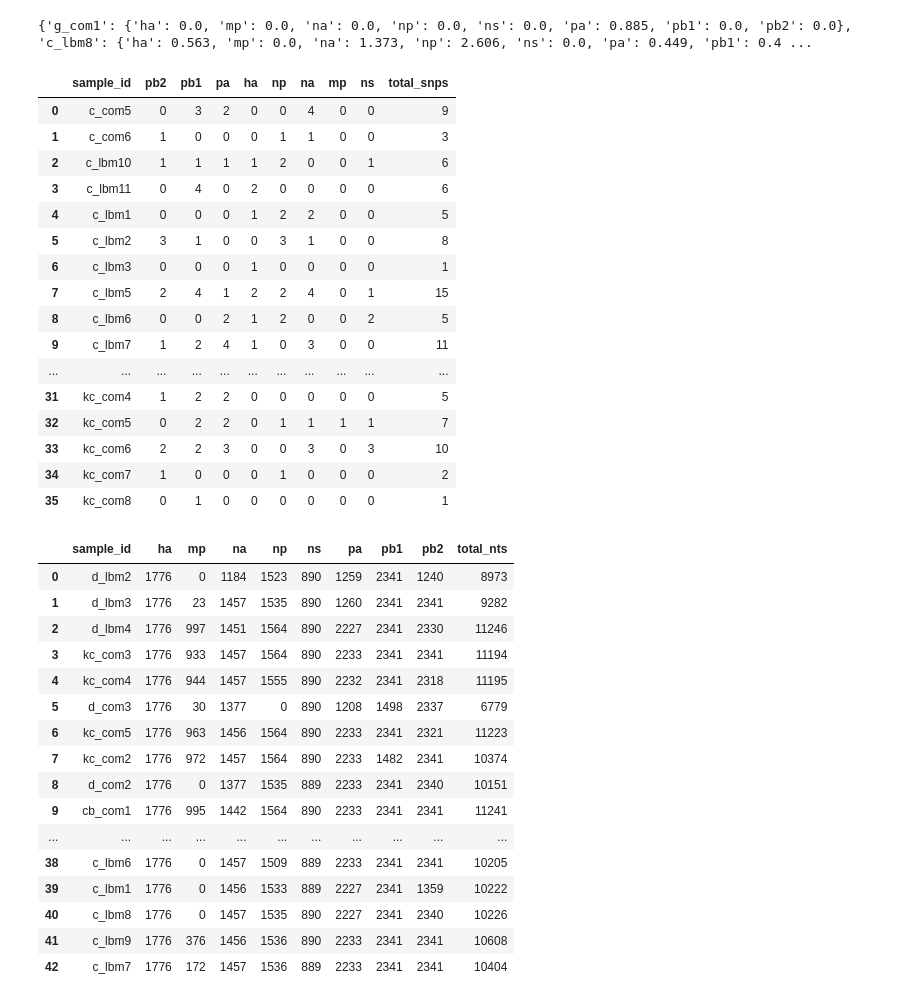
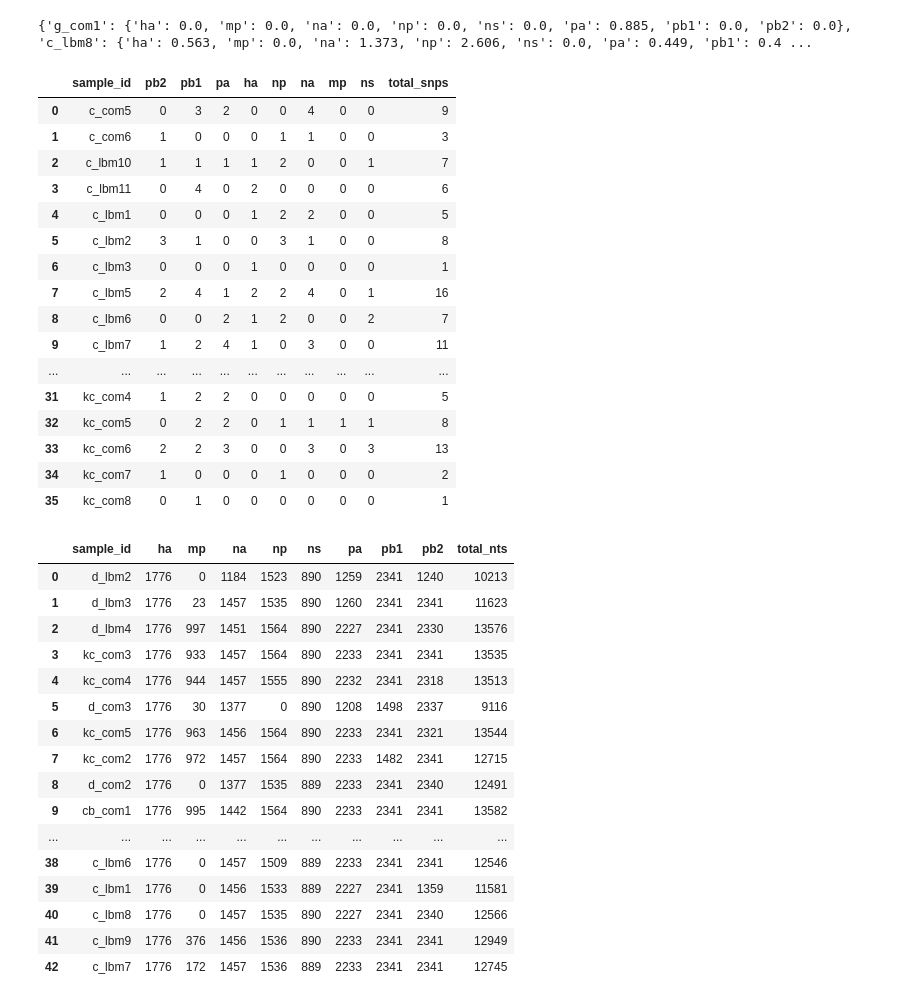
Before and after one commit to moncla-lab/hpai-comm-pa, a Jupyter notebook: comm_scripts/depth-to-coverage-test-2pct_cutoff.ipynb, the cells around one changed output. Saved outputs shown, nothing was run; the diff lists cells and outputs as text; code cells hidden in the pictures.

```diff
--- a/comm_scripts/depth-to-coverage-test-2pct_cutoff.ipynb
+++ b/comm_scripts/depth-to-coverage-test-2pct_cutoff.ipynb
@@ -466,52 +466,52 @@ print(divided_values_rounded)
 df_snp_cts = pd.DataFrame.from_dict(SNP_counts, orient='index')
 df_snp_cts = df_snp_cts.reset_index()
 df_snp_cts = df_snp_cts.rename(columns={'index': 'sample_id'})
-df_snp_cts['total_snps'] = df_snp_cts.iloc[:, 1:8].sum(axis=1)
+df_snp_cts['total_snps'] = df_snp_cts.iloc[:, 1:9].sum(axis=1)
 
 df_snp_cts
 # %% [output]
 |  | sample_id | pb2 | pb1 | pa | ha | np | na | mp | ns | total_snps |
 | 0 | c_com5 | 0 | 3 | 2 | 0 | 0 | 4 | 0 | 0 | 9 |
 | 1 | c_com6 | 1 | 0 | 0 | 0 | 1 | 1 | 0 | 0 | 3 |
-| 2 | c_lbm10 | 1 | 1 | 1 | 1 | 2 | 0 | 0 | 1 | 6 |
+| 2 | c_lbm10 | 1 | 1 | 1 | 1 | 2 | 0 | 0 | 1 | 7 |
 | 3 | c_lbm11 | 0 | 4 | 0 | 2 | 0 | 0 | 0 | 0 | 6 |
 | 4 | c_lbm1 | 0 | 0 | 0 | 1 | 2 | 2 | 0 | 0 | 5 |
 | 5 | c_lbm2 | 3 | 1 | 0 | 0 | 3 | 1 | 0 | 0 | 8 |
 | 6 | c_lbm3 | 0 | 0 | 0 | 1 | 0 | 0 | 0 | 0 | 1 |
-| 7 | c_lbm5 | 2 | 4 | 1 | 2 | 2 | 4 | 0 | 1 | 15 |
-| 8 | c_lbm6 | 0 | 0 | 2 | 1 | 2 | 0 | 0 | 2 | 5 |
+| 7 | c_lbm5 | 2 | 4 | 1 | 2 | 2 | 4 | 0 | 1 | 16 |
+| 8 | c_lbm6 | 0 | 0 | 2 | 1 | 2 | 0 | 0 | 2 | 7 |
 | 9 | c_lbm7 | 1 | 2 | 4 | 1 | 0 | 3 | 0 | 0 | 11 |
 | ... | ... | ... | ... | ... | ... | ... | ... | ... | ... | ... |
 | 31 | kc_com4 | 1 | 2 | 2 | 0 | 0 | 0 | 0 | 0 | 5 |
-| 32 | kc_com5 | 0 | 2 | 2 | 0 | 1 | 1 | 1 | 1 | 7 |
-| 33 | kc_com6 | 2 | 2 | 3 | 0 | 0 | 3 | 0 | 3 | 10 |
+| 32 | kc_com5 | 0 | 2 | 2 | 0 | 1 | 1 | 1 | 1 | 8 |
+| 33 | kc_com6 | 2 | 2 | 3 | 0 | 0 | 3 | 0 | 3 | 13 |
 | 34 | kc_com7 | 1 | 0 | 0 | 0 | 1 | 0 | 0 | 0 | 2 |
 | 35 | kc_com8 | 0 | 1 | 0 | 0 | 0 | 0 | 0 | 0 | 1 |
 # %%
 df_snp_cvg_nt = pd.DataFrame.from_dict(sample_cvg_nt_int, orient='index')
 df_snp_cvg_nt = df_snp_cvg_nt.reset_index()
 df_snp_cvg_nt = df_snp_cvg_nt.rename(columns={'index': 'sample_id'})
-df_snp_cvg_nt['total_nts'] = df_snp_cvg_nt.iloc[:, 1:8].sum(axis=1)
+df_snp_cvg_nt['total_nts'] = df_snp_cvg_nt.iloc[:, 1:9].sum(axis=1)
 
 df_snp_cvg_nt
 # %% [output]
 |  | sample_id | ha | mp | na | np | ns | pa | pb1 | pb2 | total_nts |
-| 0 | d_lbm2 | 1776 | 0 | 1184 | 1523 | 890 | 1259 | 2341 | 1240 | 8973 |
-| 1 | d_lbm3 | 1776 | 23 | 1457 | 1535 | 890 | 1260 | 2341 | 2341 | 9282 |
-| 2 | d_lbm4 | 1776 | 997 | 1451 | 1564 | 890 | 2227 | 2341 | 2330 | 11246 |
-| 3 | kc_com3 | 1776 | 933 | 1457 | 1564 | 890 | 2233 | 2341 | 2341 | 11194 |
-| 4 | kc_com4 | 1776 | 944 | 1457 | 1555 | 890 | 2232 | 2341 | 2318 | 11195 |
-| 5 | d_com3 | 1776 | 30 | 1377 | 0 | 890 | 1208 | 1498 | 2337 | 6779 |
-| 6 | kc_com5 | 1776 | 963 | 1456 | 1564 | 890 | 2233 | 2341 | 2321 | 11223 |
-| 7 | kc_com2 | 1776 | 972 | 1457 | 1564 | 890 | 2233 | 1482 | 2341 | 10374 |
-| 8 | d_com2 | 1776 | 0 | 1377 | 1535 | 889 | 2233 | 2341 | 2340 | 10151 |
-| 9 | cb_com1 | 1776 | 995 | 1442 | 1564 | 890 | 2233 | 2341 | 2341 | 11241 |
+| 0 | d_lbm2 | 1776 | 0 | 1184 | 1523 | 890 | 1259 | 2341 | 1240 | 10213 |
+| 1 | d_lbm3 | 1776 | 23 | 1457 | 1535 | 890 | 1260 | 2341 | 2341 | 11623 |
+| 2 | d_lbm4 | 1776 | 997 | 1451 | 1564 | 890 | 2227 | 2341 | 2330 | 13576 |
+| 3 | kc_com3 | 1776 | 933 | 1457 | 1564 | 890 | 2233 | 2341 | 2341 | 13535 |
+| 4 | kc_com4 | 1776 | 944 | 1457 | 1555 | 890 | 2232 | 2341 | 2318 | 13513 |
+| 5 | d_com3 | 1776 | 30 | 1377 | 0 | 890 | 1208 | 1498 | 2337 | 9116 |
+| 6 | kc_com5 | 1776 | 963 | 1456 | 1564 | 890 | 2233 | 2341 | 2321 | 13544 |
+| 7 | kc_com2 | 1776 | 972 | 1457 | 1564 | 890 | 2233 | 1482 | 2341 | 12715 |
+| 8 | d_com2 | 1776 | 0 | 1377 | 1535 | 889 | 2233 | 2341 | 2340 | 12491 |
+| 9 | cb_com1 | 1776 | 995 | 1442 | 1564 | 890 | 2233 | 2341 | 2341 | 13582 |
 | ... | ... | ... | ... | ... | ... | ... | ... | ... | ... | ... |
-| 38 | c_lbm6 | 1776 | 0 | 1457 | 1509 | 889 | 2233 | 2341 | 2341 | 10205 |
-| 39 | c_lbm1 | 1776 | 0 | 1456 | 1533 | 889 | 2227 | 2341 | 1359 | 10222 |
-| 40 | c_lbm8 | 1776 | 0 | 1457 | 1535 | 890 | 2227 | 2341 | 2340 | 10226 |
-| 41 | c_lbm9 | 1776 | 376 | 1456 | 1536 | 890 | 2233 | 2341 | 2341 | 10608 |
-| 42 | c_lbm7 | 1776 | 172 | 1457 | 1536 | 889 | 2233 | 2341 | 2341 | 10404 |
+| 38 | c_lbm6 | 1776 | 0 | 1457 | 1509 | 889 | 2233 | 2341 | 2341 | 12546 |
+| 39 | c_lbm1 | 1776 | 0 | 1456 | 1533 | 889 | 2227 | 2341 | 1359 | 11581 |
+| 40 | c_lbm8 | 1776 | 0 | 1457 | 1535 | 890 | 2227 | 2341 | 2340 | 12566 |
+| 41 | c_lbm9 | 1776 | 376 | 1456 | 1536 | 890 | 2233 | 2341 | 2341 | 12949 |
+| 42 | c_lbm7 | 1776 | 172 | 1457 | 1536 | 889 | 2233 | 2341 | 2341 | 12745 |
 # %%
 nts_snps = pd.merge(df_snp_cvg_nt[['sample_id', 'total_nts']], df_snp_cts[['sample_id', 'total_snps']], on='sample_id', how='left')
 nts_snps['snps_per_1kb'] = nts_snps['total_snps']/nts_snps['total_nts']*1000
```
Also changed, not shown: parts of 4 cells of this notebook, 12 other files.
